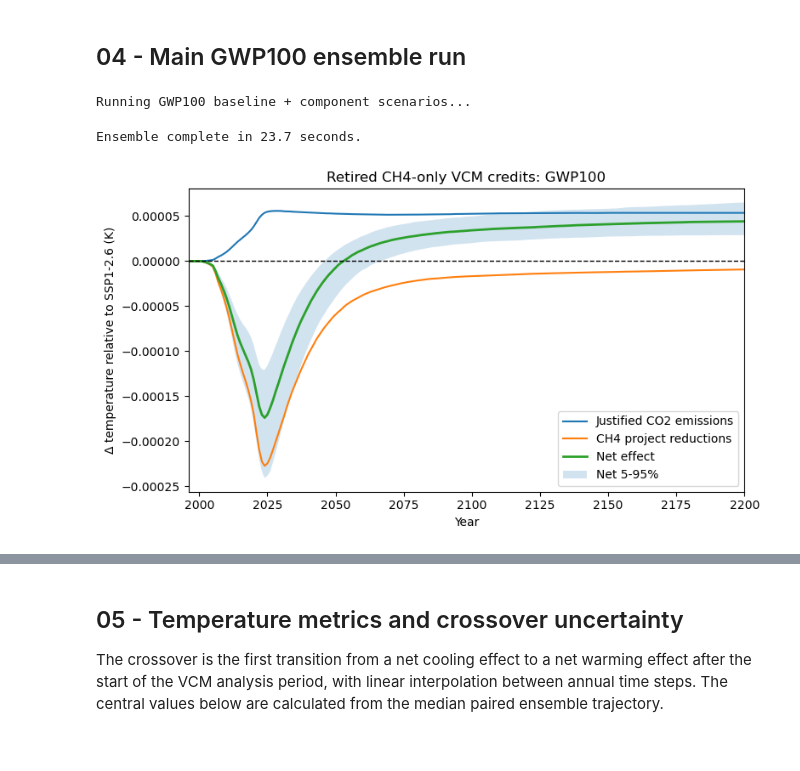
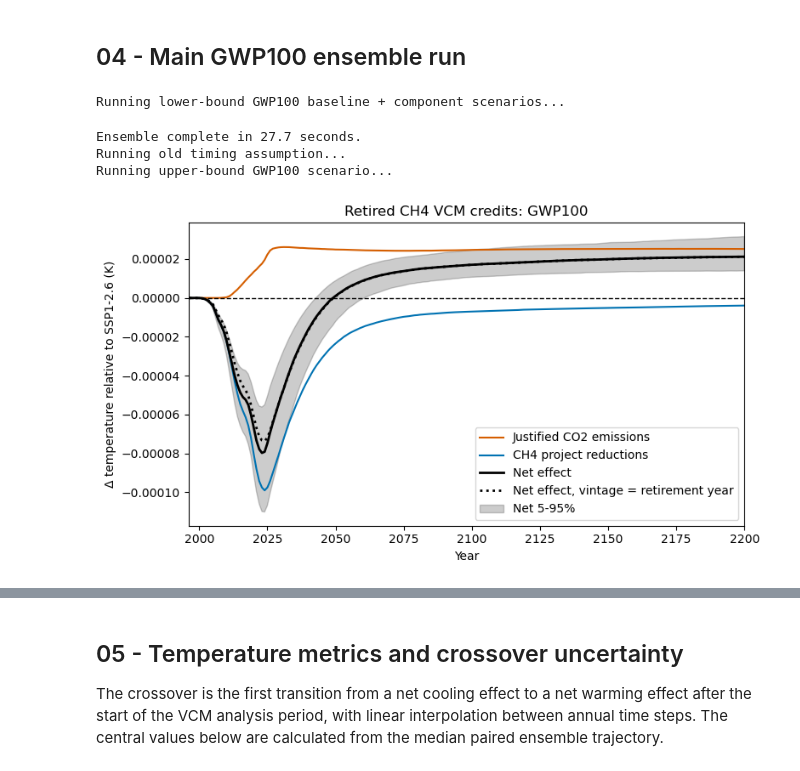
Before and after one commit to carbonplan/slcp-offsetting, a Jupyter notebook: notebooks/05-fair-vcm-analysis.ipynb, the cells around one changed output, grey strips where cells are left out. Saved outputs shown, nothing was run; the diff lists cells and outputs as text; code cells hidden in the pictures.

Commit message:
Update VCM FaIR analysis with methane lifetime/emissions scaling and upper CH4 estimate

```diff
--- a/notebooks/05-fair-vcm-analysis.ipynb
+++ b/notebooks/05-fair-vcm-analysis.ipynb
@@ -144,7 +188,7 @@ def run_program_fair(flux, scenarios=("projects_only", "emissions_only", "net_pr
     f_run.override_defaults(FAIR_PARAMS_FILE)
 
     # replace v1.4.1 methane lifetime parameters with v1.4.0 values
-    fill(f_run.species_configs["unperturbed_lifetime"], ch4_v140["base"], specie="CH4")
+    fill(f_run.species_configs["unperturbed_lifetime"], CH4_BASE_LIFETIME_YR, specie="CH4")
     fill(f_run.species_configs["lifetime_temperature_sensitivity"], ch4_v140["temp"])
     #fill(f.species_configs["ch4_lifetime_chemical_sensitivity"], ch4_v140["CH4"], specie="CH4") # Currently left out because not included in Hughes
     fill(f_run.species_configs["ch4_lifetime_chemical_sensitivity"], ch4_v140["N2O"], specie="N2O")
@@ -211,7 +255,7 @@ def run_program_fair(flux, scenarios=("projects_only", "emissions_only", "net_pr
 # run main GWP100 ensemble
 # ----------------------------
 
-print("Running GWP100 baseline + component scenarios...")
+print("Running lower-bound GWP100 baseline + component scenarios...")
 start = time.time()
 f = run_program_fair(fluxes["GWP100"], progress=True)
 print(f"Ensemble complete in {time.time() - start:.1f} seconds.")
@@ -225,28 +269,55 @@ temperature_ensemble = {scen: f.temperature.sel(scenario=scen, layer=0) - baseli
 temperature = {scen: response.median("config").values
     for scen, response in temperature_ensemble.items()}
 
-net_lower = temperature_ensemble["net_program"].quantile(0.05, dim="config").values
-net_upper = temperature_ensemble["net_program"].quantile(0.95, dim="config").values
+lower_net_p05 = temperature_ensemble["net_program"].quantile(0.05, dim="config").values
+lower_net_p95 = temperature_ensemble["net_program"].quantile(0.95, dim="config").values
+
+# old vintage = retirement timing assumption
+print("Running old timing assumption...")
+f_old = run_program_fair(old_timing_flux, scenarios=("net_program",), progress=False)
+
+old_timing_ensemble = (
+    f_old.temperature.sel(scenario="net_program", layer=0)
+    - f_old.temperature.sel(scenario=BASELINE_SCENARIO, layer=0))
+
+old_timing_temperature = old_timing_ensemble.median("config").values
+
+# upper-bound analysis
+print("Running upper-bound GWP100 scenario...")
+f_upper = run_program_fair(upper_flux, scenarios=("net_program",), progress=False)
+
+upper_net_ensemble = (
+    f_upper.temperature.sel(scenario="net_program", layer=0)
+    - f_upper.temperature.sel(scenario=BASELINE_SCENARIO, layer=0))
+
+upper_net_temperature = upper_net_ensemble.median("config").values
+upper_net_p05 = upper_net_ensemble.quantile(0.05, dim="config").values
+upper_net_p95 = upper_net_ensemble.quantile(0.95, dim="config").values
 # %% [output]
-Running GWP100 baseline + component scenarios...
+Running lower-bound GWP100 baseline + component scenarios...
-Ensemble complete in 23.7 seconds.
+Ensemble complete in 27.7 seconds.
+Running old timing assumption...
+Running upper-bound GWP100 scenario...
 # %%
 # ----------------------------
 # plot main temperature components
 # ----------------------------
 
 plt.figure(figsize=(8, 4.5))
-plt.plot(years, temperature["emissions_only"], label="Justified CO2 emissions")
-plt.plot(years, temperature["projects_only"], label="CH4 project reductions")
-plt.plot(years, temperature["net_program"], linewidth=2, label="Net effect")
-plt.fill_between(years, net_lower, net_upper, alpha=0.2, label="Net 5-95%")
+plt.plot(years, temperature["emissions_only"], color="#D55E00", label="Justified CO2 emissions")
+plt.plot(years, temperature["projects_only"], color="#0072B2", label="CH4 project reductions")
+net_line, = plt.plot(years, temperature["net_program"], color="black", linewidth=2,
+    label="Net effect")
+plt.plot(years, old_timing_temperature, color="black", linestyle=":", linewidth=2,
+    label="Net effect, vintage = retirement year")
+plt.fill_between(years, lower_net_p05, lower_net_p95, color="black", alpha=0.2, label="Net 5-95%")
 plt.axhline(0, color="k", linestyle="--", linewidth=1)
 plt.xlim(ANALYSIS_START, END_YEAR)
 plt.xlabel("Year")
 plt.ylabel("Δ temperature relative to SSP1-2.6 (K)")
-plt.title("Retired CH4-only VCM credits: GWP100")
+plt.title("Retired CH4 VCM credits: GWP100")
 plt.legend()
 plt.tight_layout()
 plt.show()
 # %% [output]
-[figure, old version]
+[figure, new version]
```
Also changed, not shown: parts of 14 cells of this notebook.
